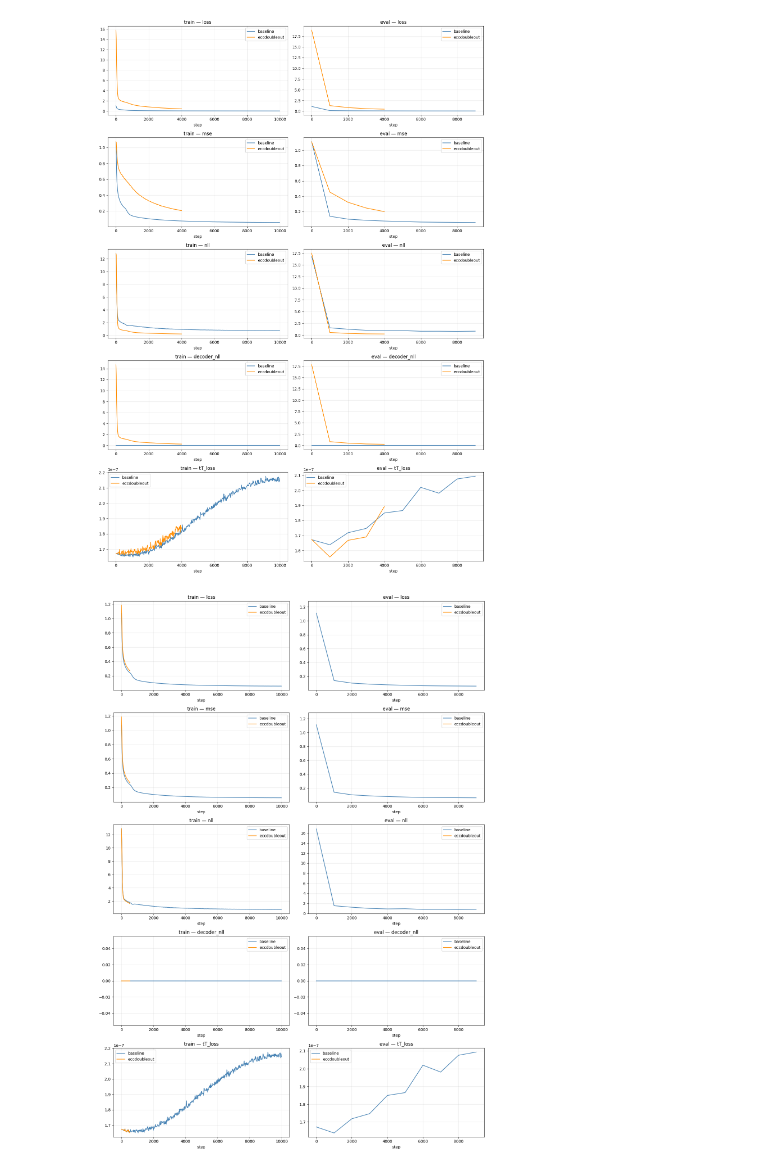
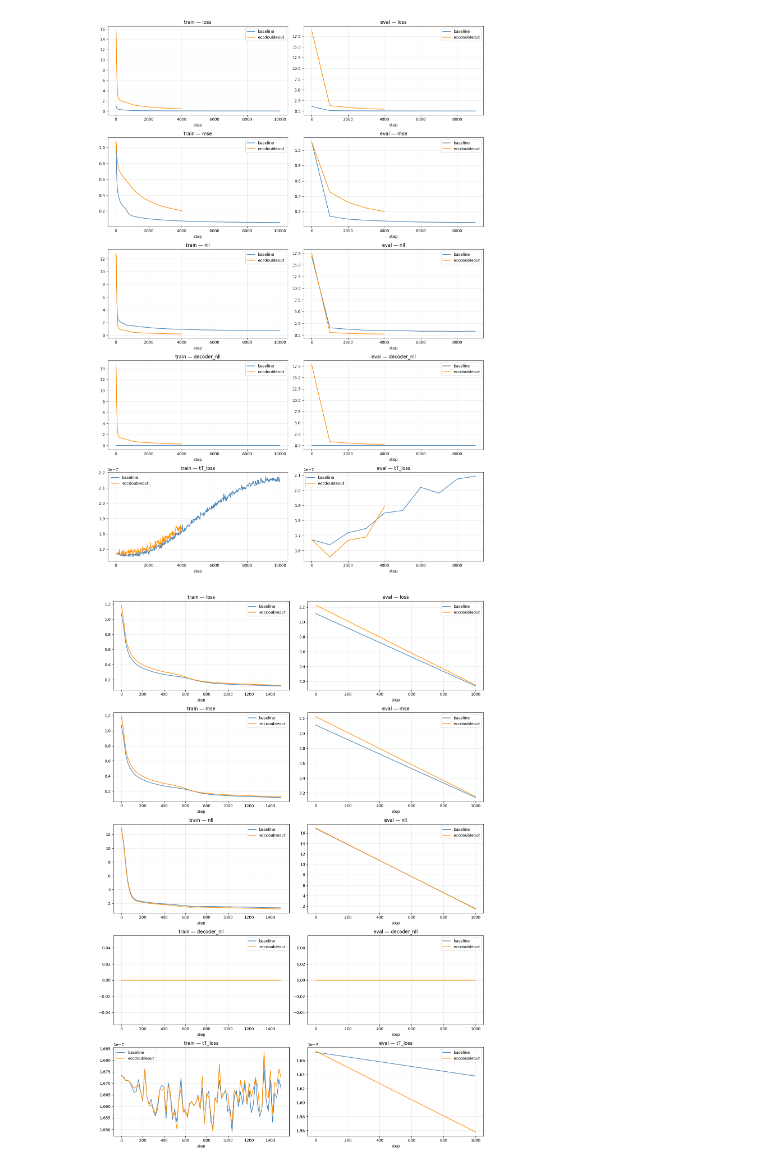
Before and after one commit to juldyzmurat/DiffuSeq, a Jupyter notebook: training_figures.ipynb, the cells around one changed output. Cells and saved outputs as stored; diff of their text form; code cells hidden in the pictures.

Commit message:
partial train plots

```diff
--- a/training_figures.ipynb
+++ b/training_figures.ipynb
@@ -212,32 +212,32 @@ paths = {
 }
 
 dfs = {}
 for name, path in paths.items():
     df = pd.read_csv(path)
     df['step'] = df['step'].ffill()
     dfs[name] = df
 
 
 metrics = ['loss', 'mse', 'nll', 'decoder_nll', 'tT_loss']
 colors  = {'baseline': 'steelblue', 'eccdoubleout': 'darkorange'}
 
 fig, axes = plt.subplots(len(metrics), 2, figsize=(14, 4 * len(metrics)))
 
 for row, metric in enumerate(metrics):
     for col, split in enumerate(['train', 'eval']):
         ax = axes[row, col]
         col_name = metric if split == 'train' else f'eval_{metric}'
         for name, df in dfs.items():
             subset = df.dropna(subset=[col_name])
-            #subset = subset[subset['step'] <= 500]
+            subset = subset[subset['step'] <= 1500]
             ax.plot(subset['step'], subset[col_name], label=name, color=colors[name])
         ax.set_title(f'{split} — {metric}')
         ax.set_xlabel('step')
         ax.legend()
         ax.grid(True, alpha=0.3)
 
 plt.tight_layout()
 plt.savefig('training_comparison.png', dpi=150)
 plt.show()
 # %% [output]
-[figure, old version]
+[figure, new version]
```
Also changed, not shown: 1 other file.
